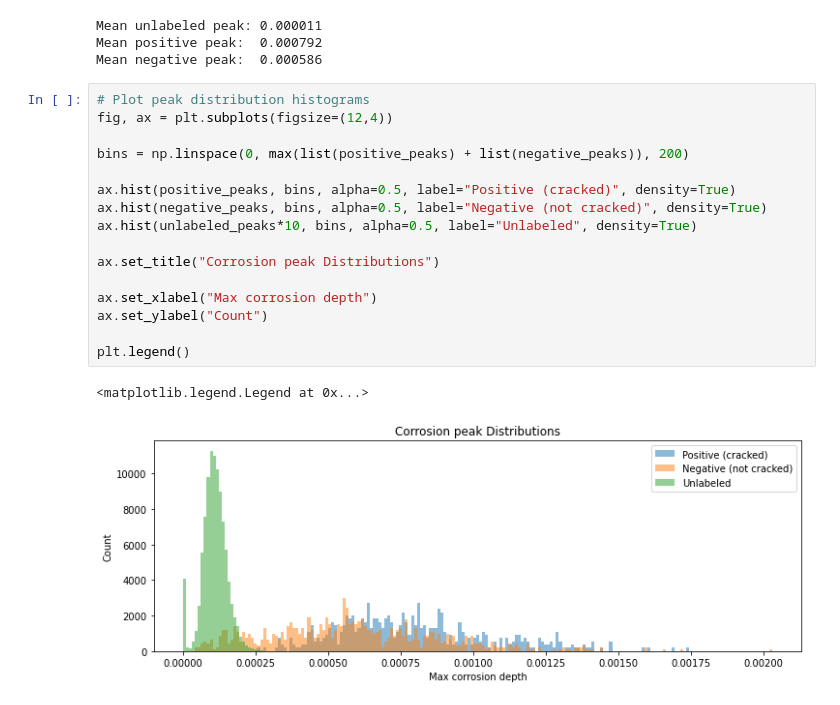
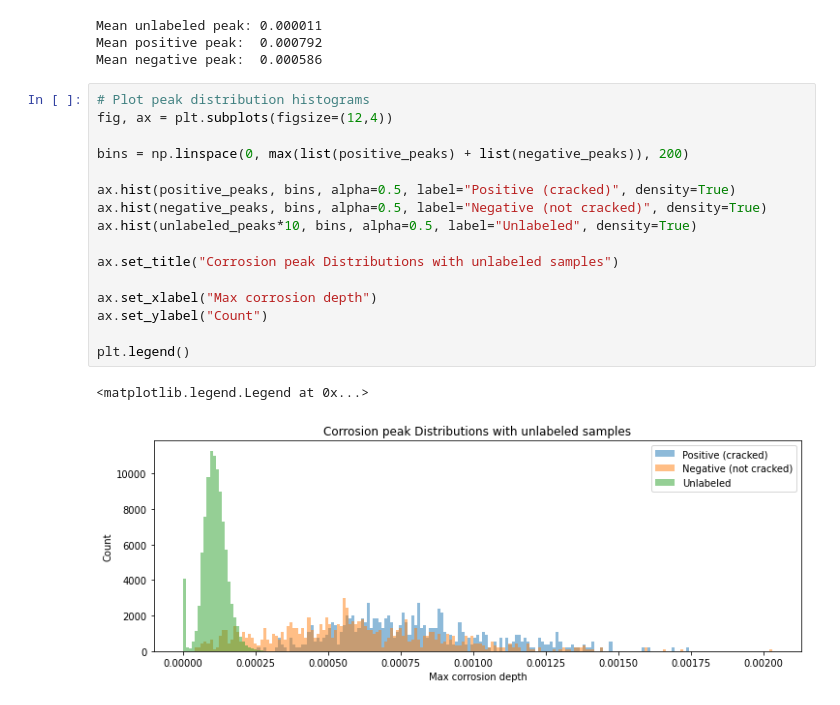
Before and after one commit to jmswong/concrete_corrosion, a Jupyter notebook: data_analysis/data_analysis.ipynb, the cells around one changed output. Saved outputs shown, nothing was run; the diff lists cells and outputs as text.

```diff
--- a/data_analysis/data_analysis.ipynb
+++ b/data_analysis/data_analysis.ipynb
@@ -157,19 +200,19 @@ Mean negative peak:  0.000586
 # %%
 # Plot peak distribution histograms
 fig, ax = plt.subplots(figsize=(12,4))
 
 bins = np.linspace(0, max(list(positive_peaks) + list(negative_peaks)), 200)
 
 ax.hist(positive_peaks, bins, alpha=0.5, label="Positive (cracked)", density=True)
 ax.hist(negative_peaks, bins, alpha=0.5, label="Negative (not cracked)", density=True)
 ax.hist(unlabeled_peaks*10, bins, alpha=0.5, label="Unlabeled", density=True)
 
-ax.set_title("Corrosion peak Distributions")
+ax.set_title("Corrosion peak Distributions with unlabeled samples")
 
 ax.set_xlabel("Max corrosion depth")
 ax.set_ylabel("Count")
 
 plt.legend()
 # %% [output]
 <matplotlib.legend.Legend at 0x...>
-[figure, old version]
+[figure, new version]
```
Also changed, not shown: parts of 9 cells of this notebook.
